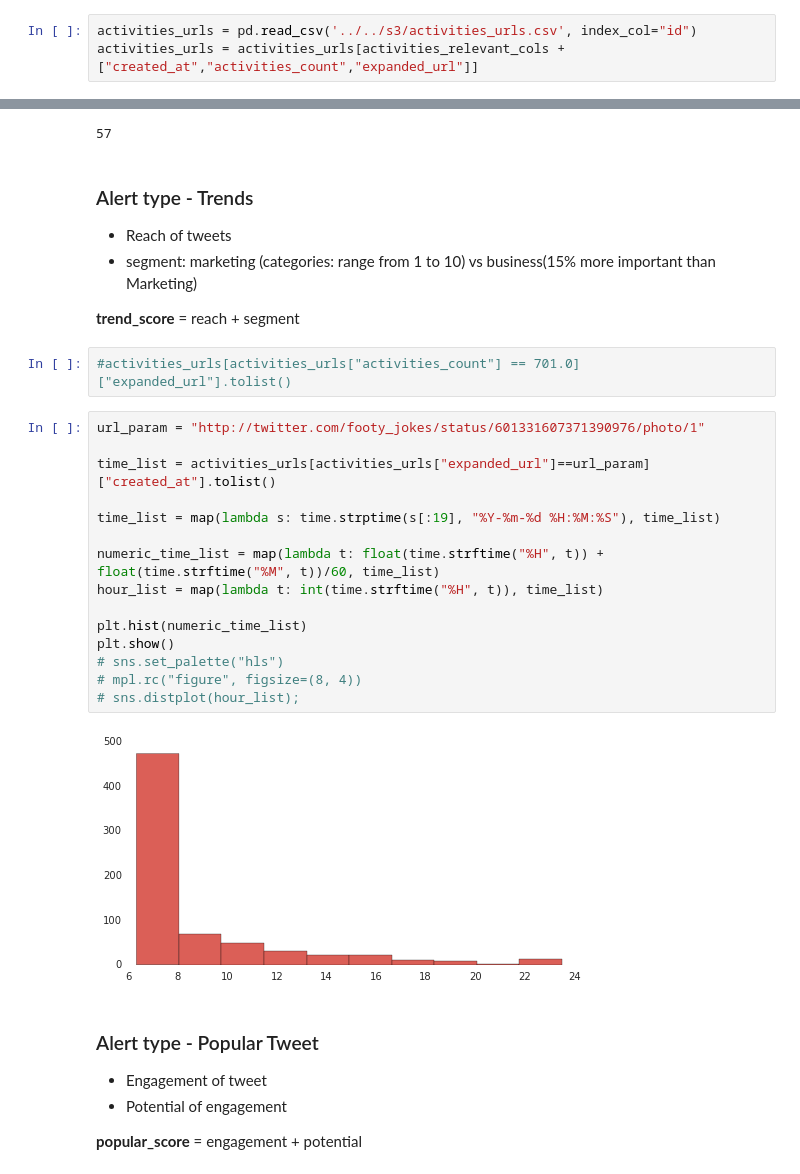
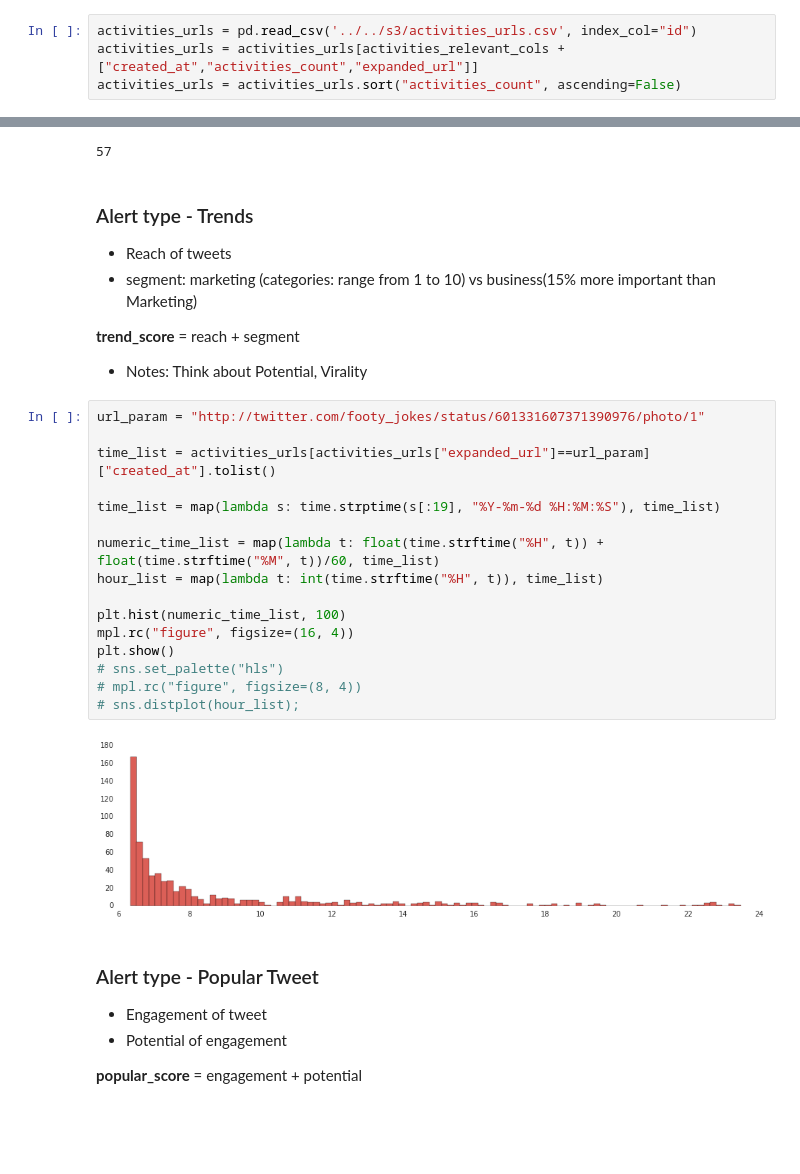
Before and after one commit to encorealerts/ipython-experiments, a Jupyter notebook: adornes/python_analysis_score_alerts.ipynb, the cells around one changed output, grey strips where cells are left out. Saved outputs shown, nothing was run; the diff lists cells and outputs as text; blank space fills up the shorter version.

```diff
--- a/adornes/python_analysis_score_alerts.ipynb
+++ b/adornes/python_analysis_score_alerts.ipynb
@@ -166,6 +166,7 @@ alerts.describe()
 # %%
 activities_urls = pd.read_csv('../../s3/activities_urls.csv', index_col="id")
 activities_urls = activities_urls[activities_relevant_cols +["created_at","activities_count","expanded_url"]]
+activities_urls = activities_urls.sort("activities_count", ascending=False)
 # %%
 activities_urls.head()
 # %% [output]
@@ -309,25 +310,26 @@ generate_influencer_score(activity_id=None, k=50, f=1000000, l=1000000, verb='sh
 * segment: marketing (categories: range from 1 to 10) vs business(15% more important than Marketing)
 
 **trend_score** = reach + segment
+
+* Notes: Think about Potential, Virality
-# %%
-#activities_urls[activities_urls["activities_count"] == 701.0]["expanded_url"].tolist()
 # %%
 url_param = "http://twitter.com/footy_jokes/status/601331607371390976/photo/1"
 
 time_list = activities_urls[activities_urls["expanded_url"]==url_param]["created_at"].tolist()
 
 time_list = map(lambda s: time.strptime(s[:19], "%Y-%m-%d %H:%M:%S"), time_list)
 
 numeric_time_list = map(lambda t: float(time.strftime("%H", t)) + float(time.strftime("%M", t))/60, time_list)
 hour_list = map(lambda t: int(time.strftime("%H", t)), time_list)
 
-plt.hist(numeric_time_list)
+plt.hist(numeric_time_list, 100)
+mpl.rc("figure", figsize=(16, 4))
 plt.show()
 # sns.set_palette("hls")
 # mpl.rc("figure", figsize=(8, 4))
 # sns.distplot(hour_list);
 # %% [output]
-[figure, old version]
+[figure, new version]
 # %% [markdown]
 ### Alert type - Popular Tweet
 * Engagement of tweet
```
Also changed, not shown: parts of 1 cell of this notebook.
